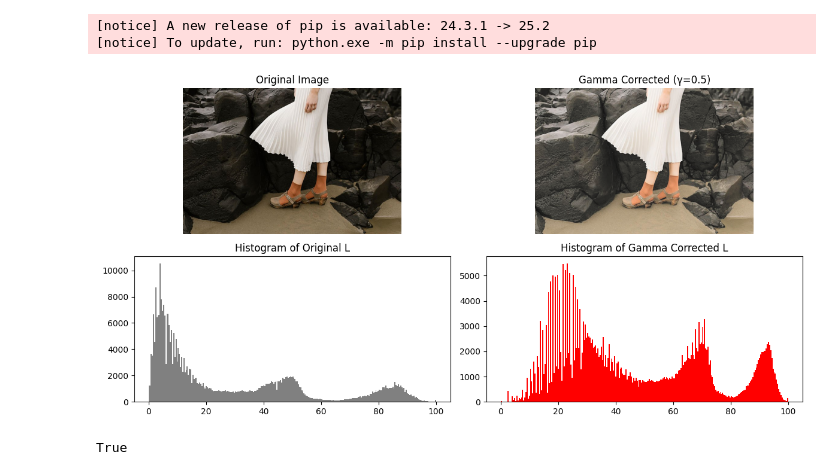
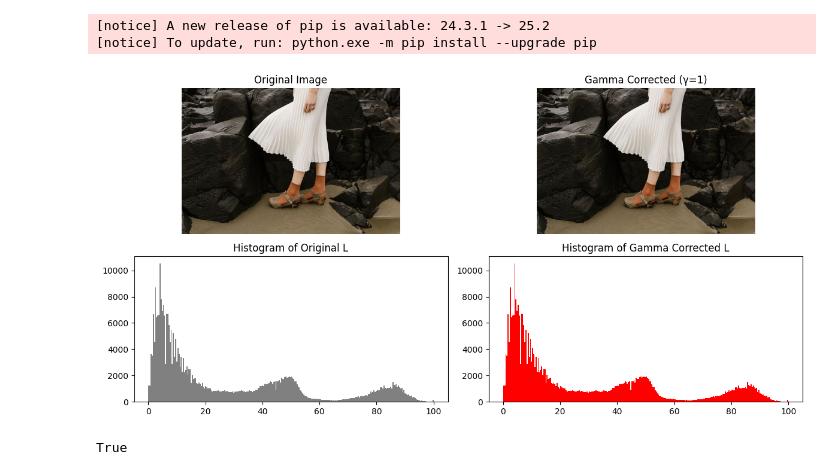
Before and after one commit to Bashinigamage/computer_vision, a Jupyter notebook: Assignment_1.ipynb, the cells around one changed output. Drawn from its saved outputs; the diff is of its cells as text; code cells hidden in the pictures.

```diff
--- a/Assignment_1.ipynb
+++ b/Assignment_1.ipynb
@@ -379,39 +379,41 @@ L_channel = lab_image[:, :, 0]
 L_original = L_channel.copy()
 
 # Apply gamma correction (e.g., gamma = 0.5)
-gamma = 0.5
+#gamma = 0.5
+#gamma = 2.2
+gamma =  1
 L_corrected = ((L_channel / 100) ** gamma) * 100
 lab_image[:, :, 0] = L_corrected
 
 # Convert back to RGB
 corrected_rgb = color.lab2rgb(lab_image)
 
 # Plot original vs corrected image
 plt.figure(figsize=(12, 6))
 
 plt.subplot(2, 2, 1)
 plt.title("Original Image")
 plt.imshow(image_rgb)
 plt.axis("off")
 
 plt.subplot(2, 2, 2)
 plt.title(f"Gamma Corrected (γ={gamma})")
 plt.imshow(corrected_rgb)
 plt.axis("off")
 
 # Plot histograms
 plt.subplot(2, 2, 3)
 plt.title("Histogram of Original L")
 plt.hist(L_original.ravel(), bins=256, color='gray')
 
 plt.subplot(2, 2, 4)
 plt.title("Histogram of Gamma Corrected L")
 plt.hist(L_corrected.ravel(), bins=256, color='red')
 
 plt.tight_layout()
 plt.show()
 # %% [output]
-[figure, old version]
+[figure, new version]
 # %%
 
 # ✅ Save the transformed image to disk
```
Also changed, not shown: parts of 12 cells of this notebook, 1 other file.
